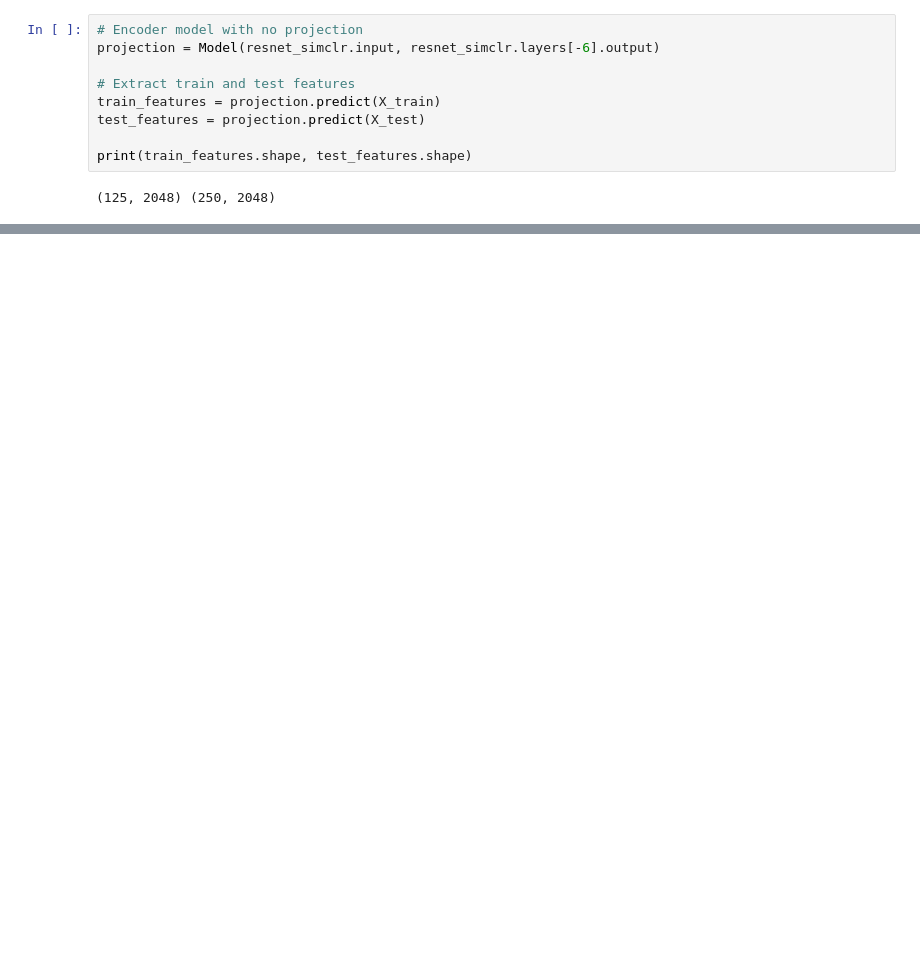
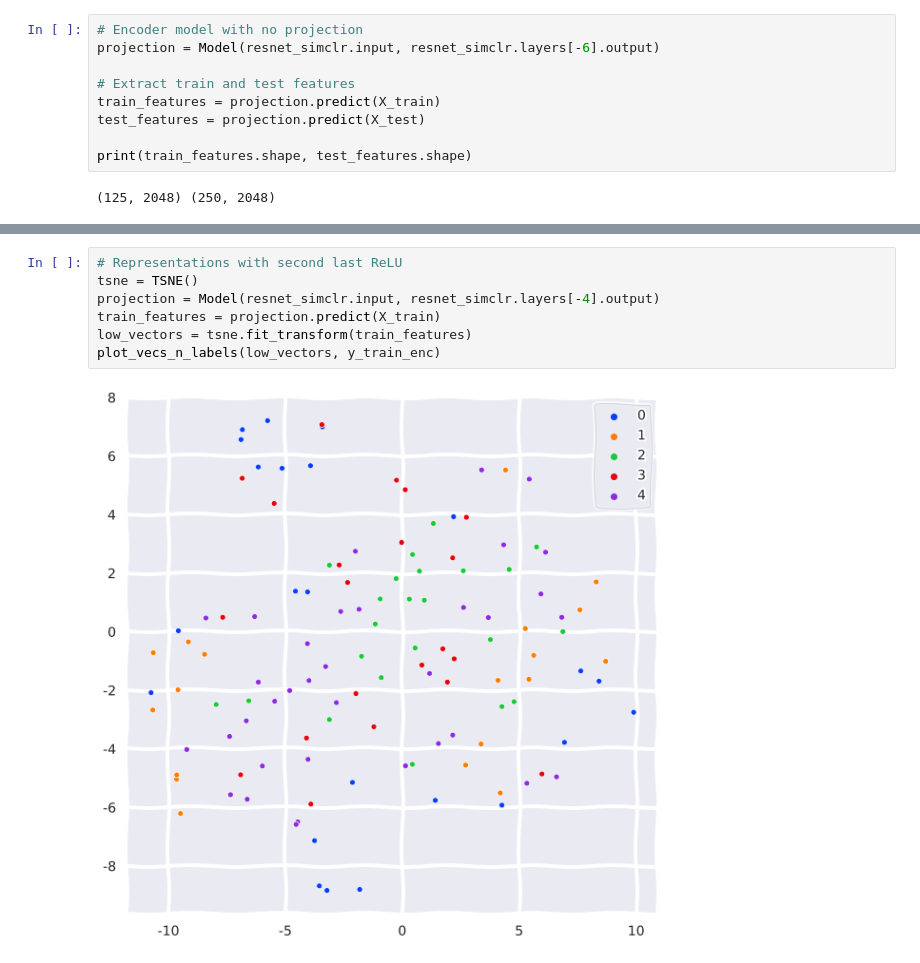
Before and after one commit to sayakpaul/SimCLR-in-TensorFlow-2, a Jupyter notebook: Linear_Evaluation_Imageney_Subset.ipynb, the cells around one changed output, grey strips where cells are left out. Saved outputs shown, nothing was run; the diff lists cells and outputs as text; blank space fills up the shorter version.

```diff
--- a/Linear_Evaluation_Imageney_Subset.ipynb
+++ b/Linear_Evaluation_Imageney_Subset.ipynb
@@ -283,0 +307,9 @@ Epoch 00011: early stopping
+# %%
+# Representations with second last ReLU
+tsne = TSNE()
+projection = Model(resnet_simclr.input, resnet_simclr.layers[-4].output)
+train_features = projection.predict(X_train)
+low_vectors = tsne.fit_transform(train_features)
+plot_vecs_n_labels(low_vectors, y_train_enc)
+# %% [output]
+[figure, added]
```
Also changed, not shown: parts of 10 cells of this notebook.
